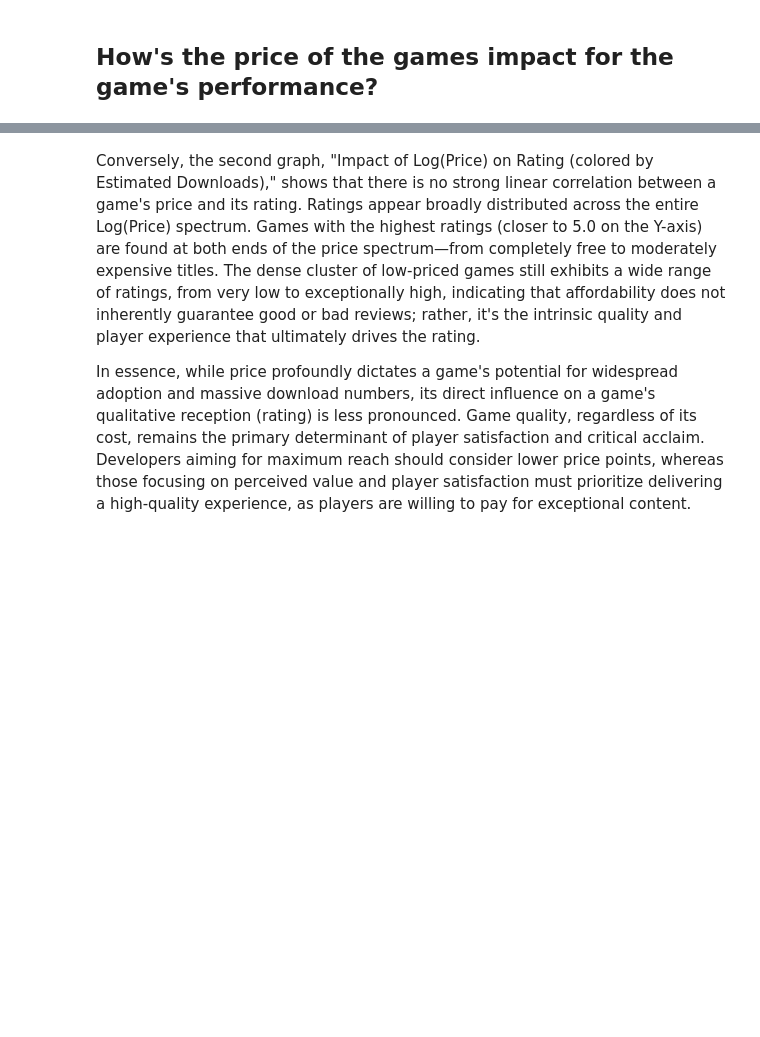
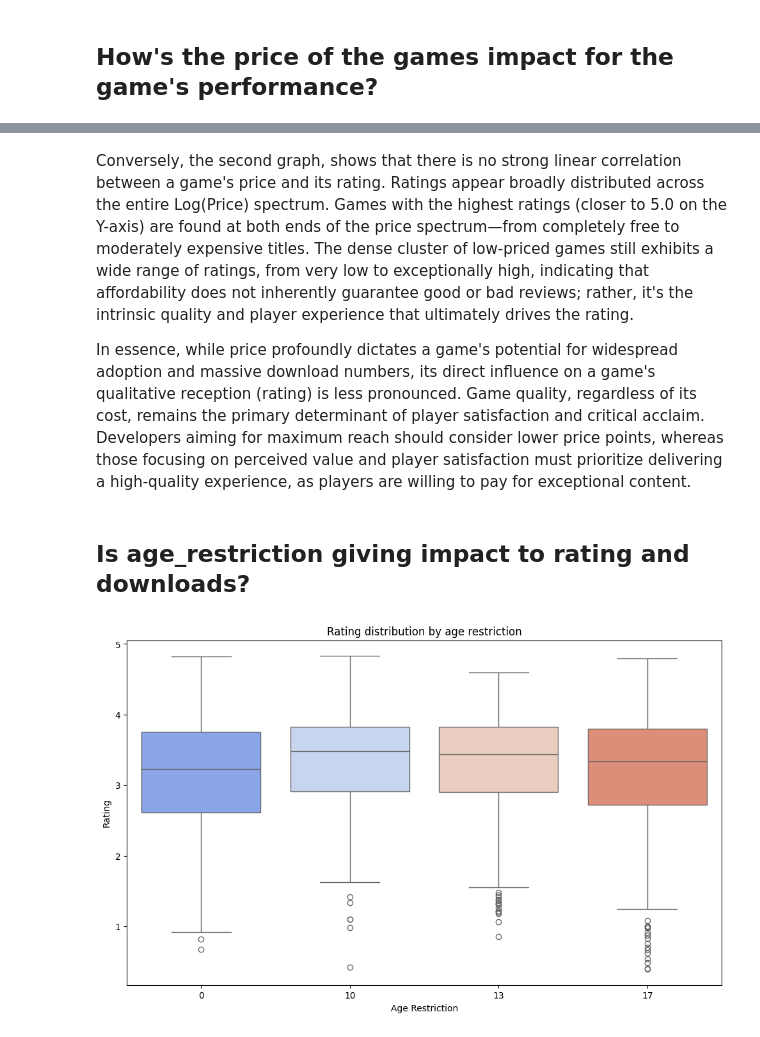
Before and after one commit to xyzaraa/steam-game-analysis, a Jupyter notebook: steam-game-analysis.ipynb, the cells around one changed output, grey strips where cells are left out. Cells and saved outputs as stored; diff of their text form; code cells hidden in the pictures; blank space fills up the shorter version.

```diff
--- a/steam-game-analysis.ipynb
+++ b/steam-game-analysis.ipynb
@@ -421,4 +421,19 @@ plt.show()
 # %% [markdown]
-Conversely, the second graph, "Impact of Log(Price) on Rating (colored by Estimated Downloads)," shows that there is no strong linear correlation between a game's price and its rating. Ratings appear broadly distributed across the entire Log(Price) spectrum. Games with the highest ratings (closer to 5.0 on the Y-axis) are found at both ends of the price spectrum—from completely free to moderately expensive titles. The dense cluster of low-priced games still exhibits a wide range of ratings, from very low to exceptionally high, indicating that affordability does not inherently guarantee good or bad reviews; rather, it's the intrinsic quality and player experience that ultimately drives the rating.
+Conversely, the second graph, shows that there is no strong linear correlation between a game's price and its rating. Ratings appear broadly distributed across the entire Log(Price) spectrum. Games with the highest ratings (closer to 5.0 on the Y-axis) are found at both ends of the price spectrum—from completely free to moderately expensive titles. The dense cluster of low-priced games still exhibits a wide range of ratings, from very low to exceptionally high, indicating that affordability does not inherently guarantee good or bad reviews; rather, it's the intrinsic quality and player experience that ultimately drives the rating.
 
 In essence, while price profoundly dictates a game's potential for widespread adoption and massive download numbers, its direct influence on a game's qualitative reception (rating) is less pronounced. Game quality, regardless of its cost, remains the primary determinant of player satisfaction and critical acclaim. Developers aiming for maximum reach should consider lower price points, whereas those focusing on perceived value and player satisfaction must prioritize delivering a high-quality experience, as players are willing to pay for exceptional content.
+# %% [markdown]
+## Is age_restriction giving impact to rating and downloads?
+# %%
+df['age_restriction']=df['age_restriction'].astype('category').cat.reorder_categories(
+    sorted(df['age_restriction'].unique())
+)
+# %%
+plt.figure(figsize=(12,7))
+sns.boxplot(df, x='age_restriction', y='rating', palette='coolwarm')
+plt.title('Rating distribution by age restriction')
+plt.xlabel('Age Restriction')
+plt.ylabel('Rating')
+plt.show()
+# %% [output]
+[figure, added]
```
Also changed, not shown: parts of 29 cells of this notebook.
